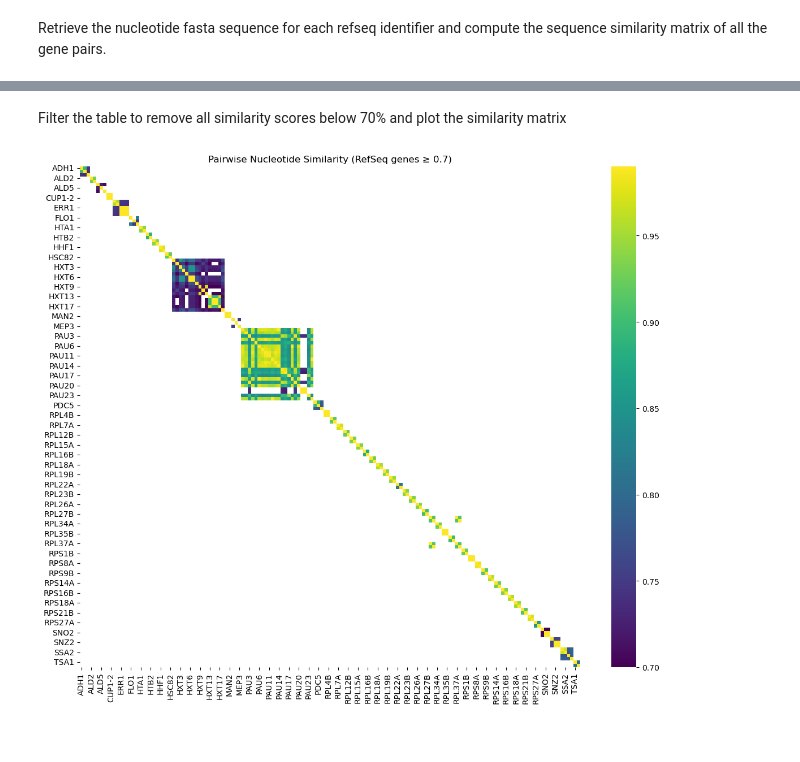
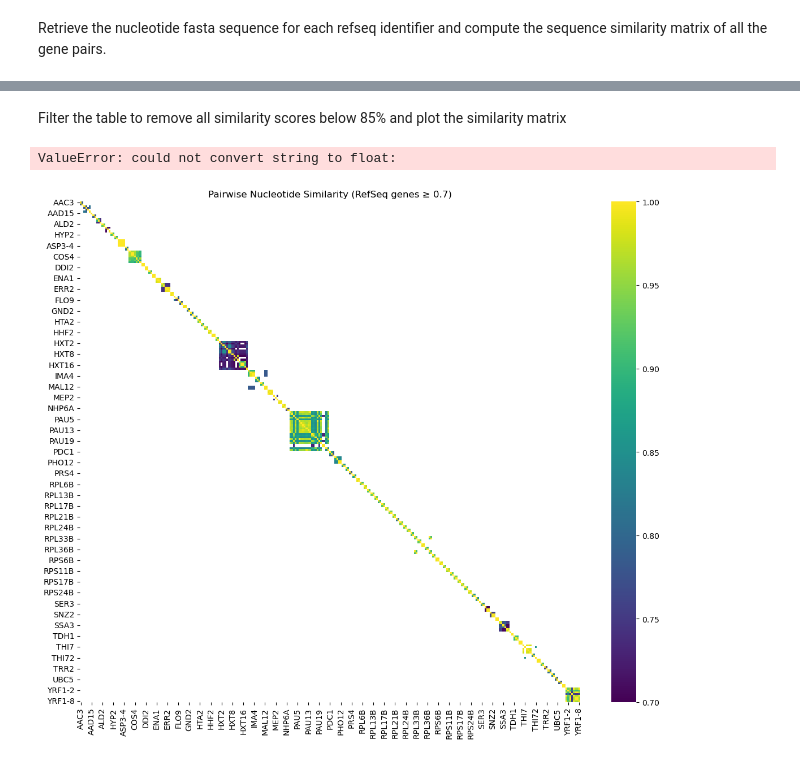
Before and after one commit to Piazzalab/Djeghmoum2025, a Jupyter notebook: Script_paralogs_similarity.ipynb, the cells around one changed output, grey strips where cells are left out. Saved outputs shown, nothing was run; the diff lists cells and outputs as text; code cells hidden in the pictures.

```diff
--- a/Script_paralogs_similarity.ipynb
+++ b/Script_paralogs_similarity.ipynb
@@ -202,5 +256,5 @@ TSA2  0.2986  0.8071     1.0
 # %% [markdown]
-Filter the table to remove all similarity scores below 70% and plot the similarity matrix
+Filter the table to remove all similarity scores below 85% and plot the similarity matrix
 # %%
 matrix = matrix.applymap(lambda x: x if float(x) >= 0.7 else "")
 
@@ -209,11 +263,32 @@ matrix_filtered = matrix.replace("", np.nan).astype(float)
 
 # Plot heatmap
 plt.figure(figsize=(12, 10))
-sns.heatmap(matrix_filtered, annot=False, cmap="viridis", vmin=0.7, vmax=0.99, linewidths=0, linecolor='gray')
+sns.heatmap(matrix_filtered, annot=False, cmap="viridis", vmin=0.7, vmax=1, linewidths=0, linecolor='white')
 
 plt.title("Pairwise Nucleotide Similarity (RefSeq genes ≥ 0.7)")
 plt.tight_layout()
-plt.savefig("similarity_heatmap.pdf", dpi=300)
+plt.savefig("similarity_heatmap_full_278genes_70percent.pdf", dpi=300)
 plt.show()
 # %% [output]
-[figure, removed]
+ValueError: could not convert string to float:
+# %%
+directory="/your_directory/"
+file_path = str(directory + "gene_similarity_matrix_278genes.csv")
+df = pd.read_csv(file_path, header=0, index_col=0)
+
+
+matrix = df.applymap(lambda x: x if float(x) >= 0.7 else "")
+
+# Convert non-numeric (empty string) to NaN
+matrix_filtered = matrix.replace("", np.nan).astype(float)
+
+# Plot heatmap
+plt.figure(figsize=(12, 10))
+sns.heatmap(matrix_filtered, annot=False, cmap="viridis", vmin=0.7, vmax=1, linewidths=0, linecolor='white')
+
+plt.title("Pairwise Nucleotide Similarity (RefSeq genes ≥ 0.7)")
+plt.tight_layout()
+plt.savefig("similarity_heatmap_full_278genes_70percent.pdf", dpi=300)
+plt.show()
+# %% [output]
+[figure, added]
```
Also changed, not shown: parts of 4 cells of this notebook, 2 other files.
